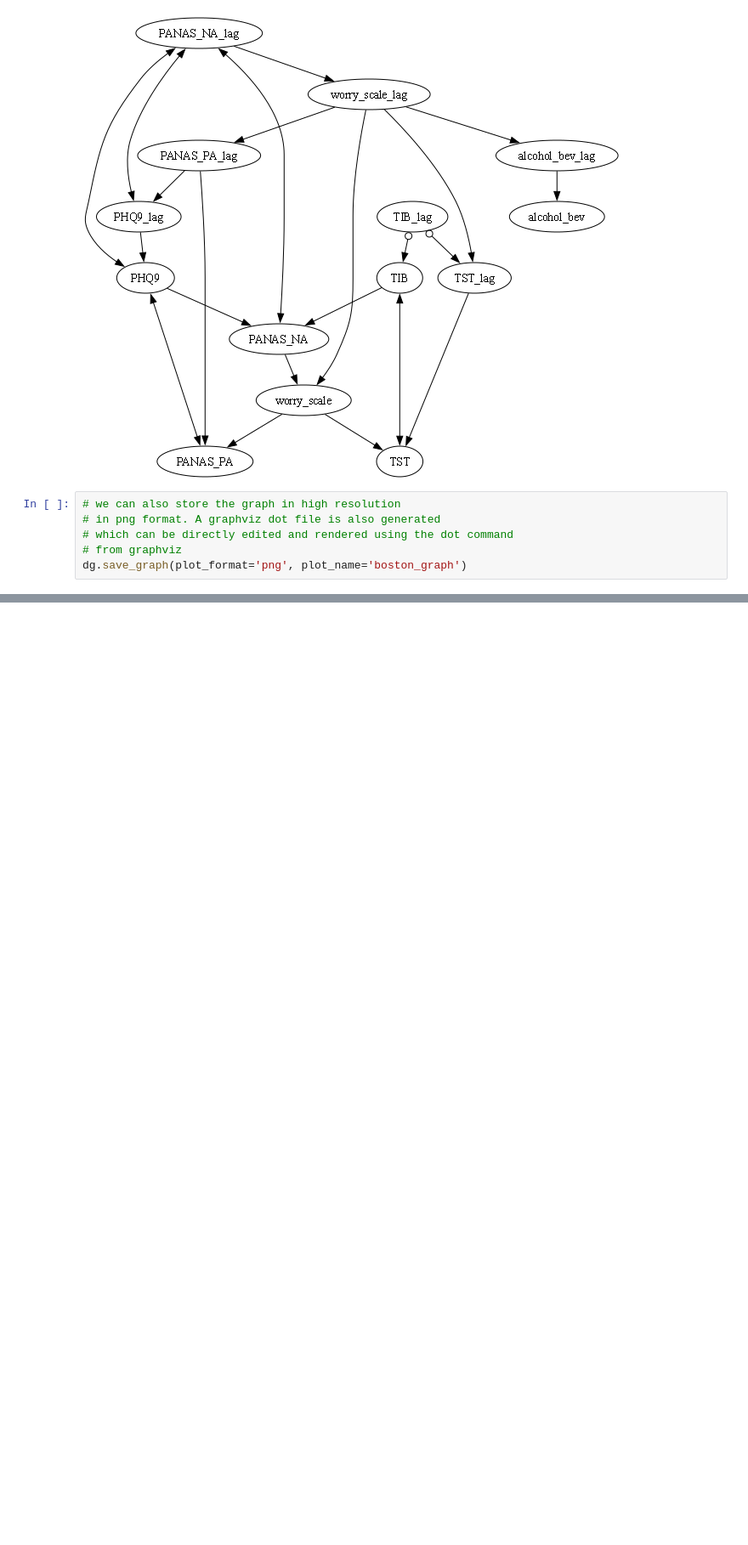
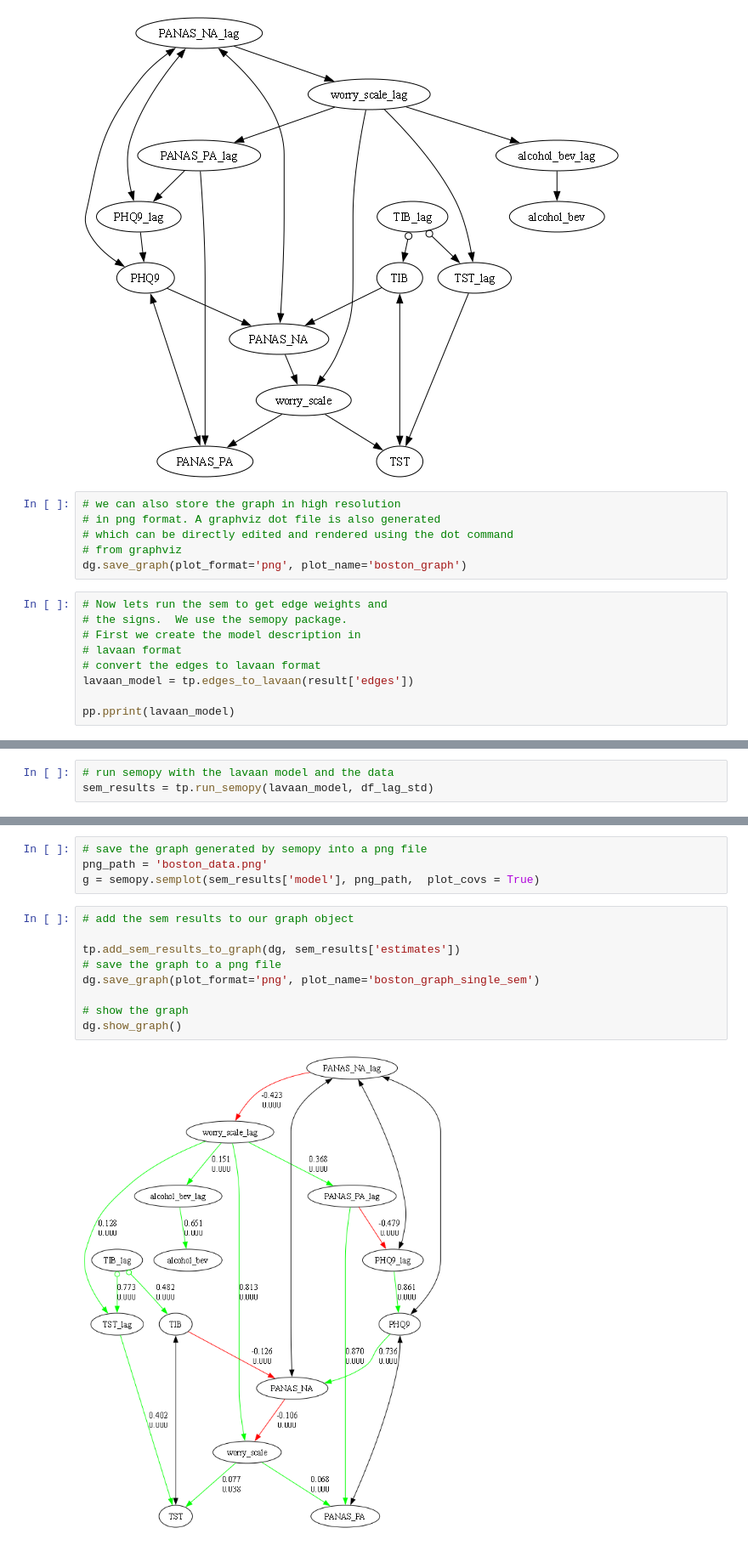
Before and after one commit to kelvinlim/tetrad_plus, a Jupyter notebook: tetrad_demo.ipynb, the cells around one changed output, grey strips where cells are left out. Shown at 85% size. Drawn from its saved outputs; the diff is of its cells as text; blank space fills up the shorter version.

```diff
--- a/tetrad_demo.ipynb
+++ b/tetrad_demo.ipynb
@@ -127,3 +127,12 @@ dg.show_graph()   # show the graph
 # which can be directly edited and rendered using the dot command
 # from graphviz
 dg.save_graph(plot_format='png', plot_name='boston_graph')
+# %%
+# Now lets run the sem to get edge weights and
+# the signs.  We use the semopy package.
+# First we create the model description in
+# lavaan format
+# convert the edges to lavaan format
+lavaan_model = tp.edges_to_lavaan(result['edges'])
+
+pp.pprint(lavaan_model)
@@ -129,0 +157,3 @@ dg.save_graph(plot_format='png', plot_name='boston_graph')
+# %%
+# run semopy with the lavaan model and the data
+sem_results = tp.run_semopy(lavaan_model, df_lag_std)
@@ -129,0 +181,15 @@ dg.save_graph(plot_format='png', plot_name='boston_graph')
+# %%
+# save the graph generated by semopy into a png file
+png_path = 'boston_data.png'
+g = semopy.semplot(sem_results['model'], png_path,  plot_covs = True)
+# %%
+# add the sem results to our graph object
+
+tp.add_sem_results_to_graph(dg, sem_results['estimates'])
+# save the graph to a png file
+dg.save_graph(plot_format='png', plot_name='boston_graph_single_sem')
+
+# show the graph
+dg.show_graph()
+# %% [output]
+[figure, added]
```
Also changed, not shown: parts of 2 cells of this notebook.
